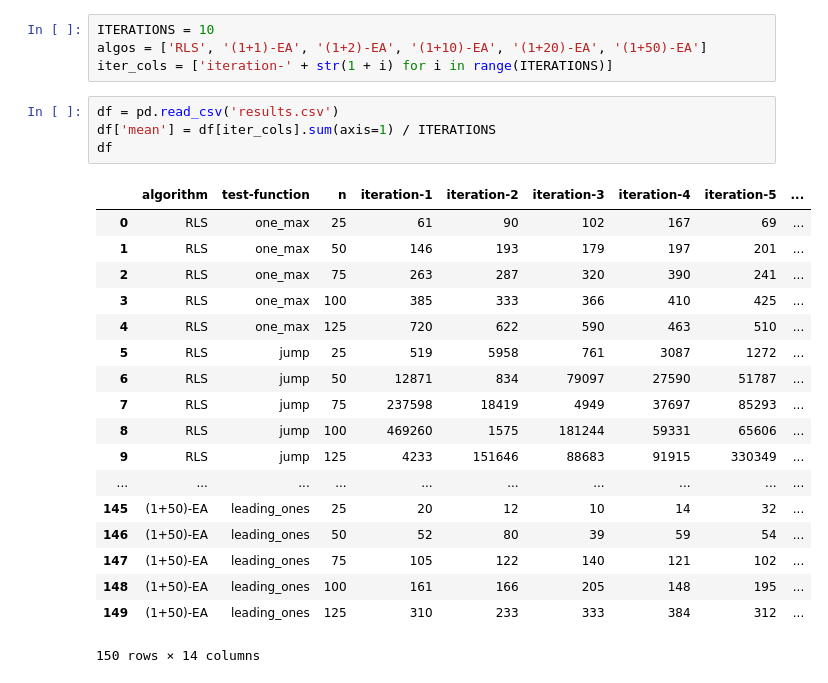
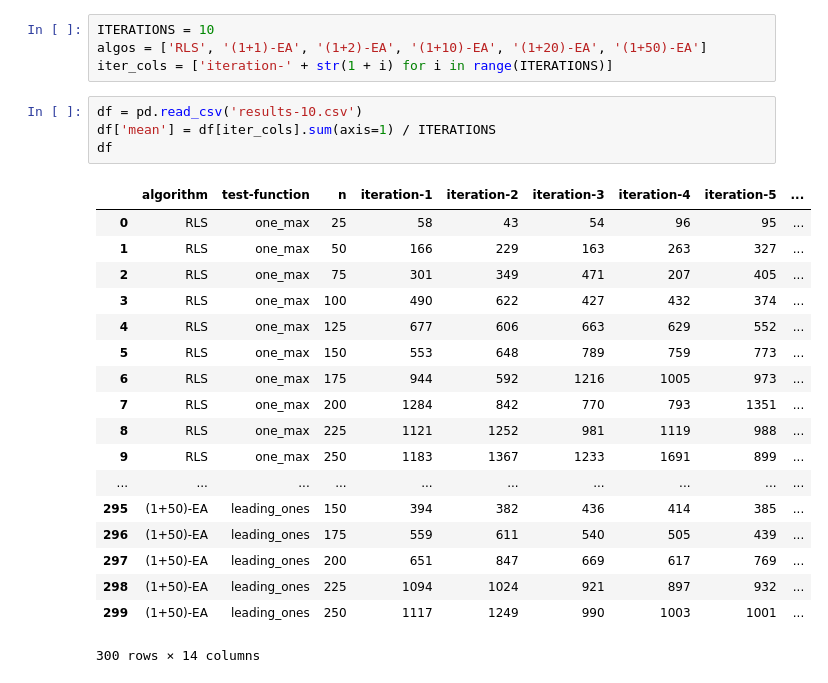
Before and after one commit to lawben/nature17, a Jupyter notebook: project1/analysis.ipynb, the cells around one changed output. Cells and saved outputs as stored; diff of their text form.

```diff
--- a/project1/analysis.ipynb
+++ b/project1/analysis.ipynb
@@ -7,28 +7,28 @@ ITERATIONS = 10
 algos = ['RLS', '(1+1)-EA', '(1+2)-EA', '(1+10)-EA', '(1+20)-EA', '(1+50)-EA']
 iter_cols = ['iteration-' + str(1 + i) for i in range(ITERATIONS)]
 # %%
-df = pd.read_csv('results.csv')
+df = pd.read_csv('results-10.csv')
 df['mean'] = df[iter_cols].sum(axis=1) / ITERATIONS
 df
 # %% [output]
 |  | algorithm | test-function | n | iteration-1 | iteration-2 | iteration-3 | iteration-4 | iteration-5 | ... |
-| 0 | RLS | one_max | 25 | 61 | 90 | 102 | 167 | 69 | ... |
-| 1 | RLS | one_max | 50 | 146 | 193 | 179 | 197 | 201 | ... |
-| 2 | RLS | one_max | 75 | 263 | 287 | 320 | 390 | 241 | ... |
-| 3 | RLS | one_max | 100 | 385 | 333 | 366 | 410 | 425 | ... |
-| 4 | RLS | one_max | 125 | 720 | 622 | 590 | 463 | 510 | ... |
-| 5 | RLS | jump | 25 | 519 | 5958 | 761 | 3087 | 1272 | ... |
-| 6 | RLS | jump | 50 | 12871 | 834 | 79097 | 27590 | 51787 | ... |
-| 7 | RLS | jump | 75 | 237598 | 18419 | 4949 | 37697 | 85293 | ... |
-| 8 | RLS | jump | 100 | 469260 | 1575 | 181244 | 59331 | 65606 | ... |
-| 9 | RLS | jump | 125 | 4233 | 151646 | 88683 | 91915 | 330349 | ... |
+| 0 | RLS | one_max | 25 | 58 | 43 | 54 | 96 | 95 | ... |
+| 1 | RLS | one_max | 50 | 166 | 229 | 163 | 263 | 327 | ... |
+| 2 | RLS | one_max | 75 | 301 | 349 | 471 | 207 | 405 | ... |
+| 3 | RLS | one_max | 100 | 490 | 622 | 427 | 432 | 374 | ... |
+| 4 | RLS | one_max | 125 | 677 | 606 | 663 | 629 | 552 | ... |
+| 5 | RLS | one_max | 150 | 553 | 648 | 789 | 759 | 773 | ... |
+| 6 | RLS | one_max | 175 | 944 | 592 | 1216 | 1005 | 973 | ... |
+| 7 | RLS | one_max | 200 | 1284 | 842 | 770 | 793 | 1351 | ... |
+| 8 | RLS | one_max | 225 | 1121 | 1252 | 981 | 1119 | 988 | ... |
+| 9 | RLS | one_max | 250 | 1183 | 1367 | 1233 | 1691 | 899 | ... |
 | ... | ... | ... | ... | ... | ... | ... | ... | ... | ... |
-| 145 | (1+50)-EA | leading_ones | 25 | 20 | 12 | 10 | 14 | 32 | ... |
-| 146 | (1+50)-EA | leading_ones | 50 | 52 | 80 | 39 | 59 | 54 | ... |
-| 147 | (1+50)-EA | leading_ones | 75 | 105 | 122 | 140 | 121 | 102 | ... |
-| 148 | (1+50)-EA | leading_ones | 100 | 161 | 166 | 205 | 148 | 195 | ... |
-| 149 | (1+50)-EA | leading_ones | 125 | 310 | 233 | 333 | 384 | 312 | ... |
+| 295 | (1+50)-EA | leading_ones | 150 | 394 | 382 | 436 | 414 | 385 | ... |
+| 296 | (1+50)-EA | leading_ones | 175 | 559 | 611 | 540 | 505 | 439 | ... |
+| 297 | (1+50)-EA | leading_ones | 200 | 651 | 847 | 669 | 617 | 769 | ... |
+| 298 | (1+50)-EA | leading_ones | 225 | 1094 | 1024 | 921 | 897 | 932 | ... |
+| 299 | (1+50)-EA | leading_ones | 250 | 1117 | 1249 | 990 | 1003 | 1001 | ... |
-150 rows × 14 columns
+300 rows × 14 columns
 # %%
 for algo_name in algos:
     df.set_index(['algorithm', 'test-function', 'n']).xs(level='algorithm', key=algo_name, drop_level=False)[['mean']].plot.bar(title=algo_name,figsize=(15,3))
```
Also changed, not shown: parts of 2 cells of this notebook.
